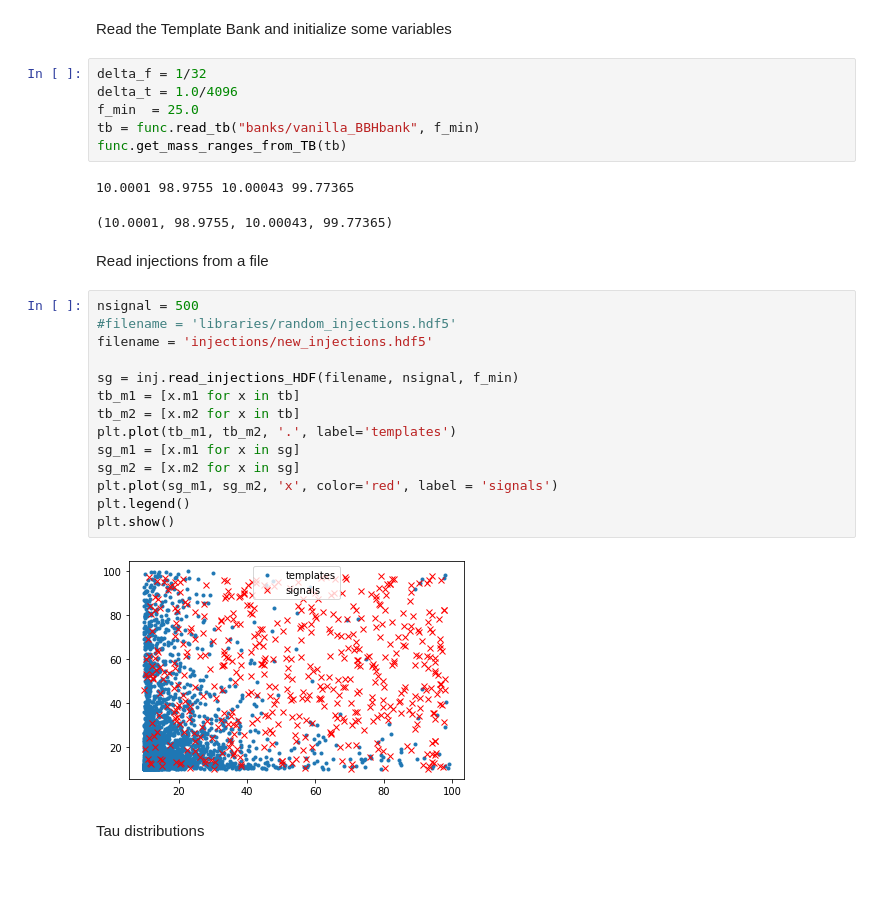
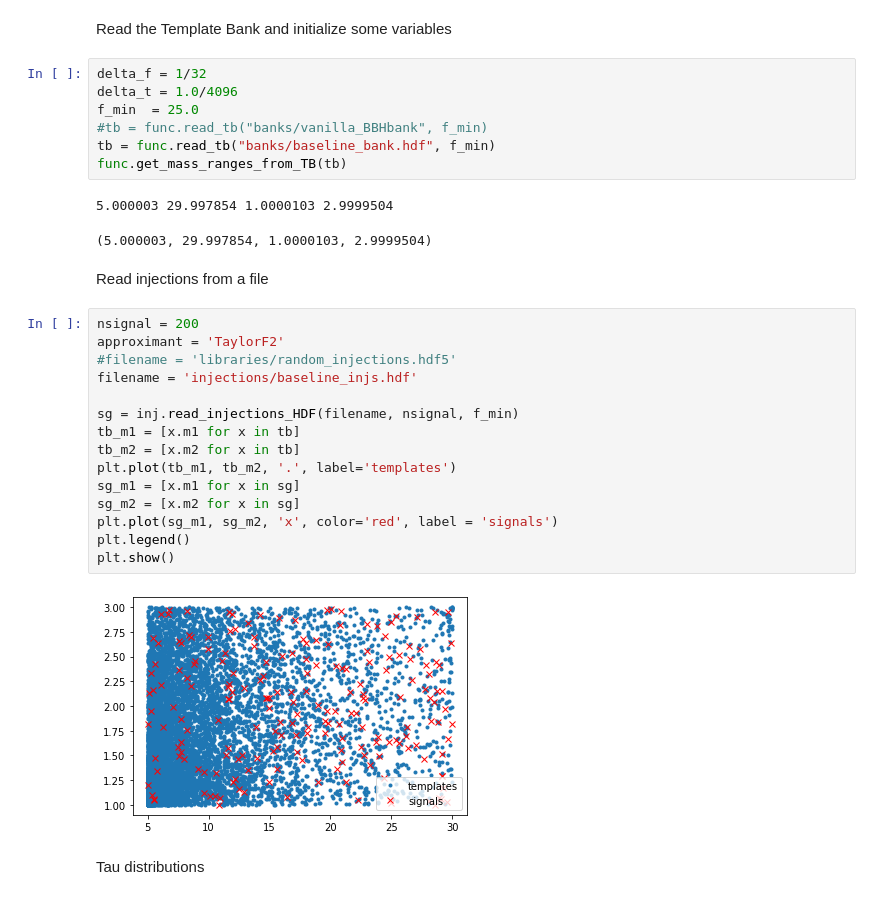
Before and after one commit to rahuldhurkunde/HM_plus_precession, a Jupyter notebook: FF_testing.ipynb, the cells around one changed output. Cells and saved outputs as stored; diff of their text form.

Commit message:
jupyter nb updated for baseline testing

```diff
--- a/FF_testing.ipynb
+++ b/FF_testing.ipynb
@@ -29,29 +29,31 @@ Read the Template Bank and initialize some variables
 delta_f = 1/32
 delta_t = 1.0/4096
 f_min  = 25.0
-tb = func.read_tb("banks/vanilla_BBHbank", f_min)
+#tb = func.read_tb("banks/vanilla_BBHbank", f_min)
+tb = func.read_tb("banks/baseline_bank.hdf", f_min)
 func.get_mass_ranges_from_TB(tb)
 # %% [output]
-10.0001 98.9755 10.00043 99.77365
+5.000003 29.997854 1.0000103 2.9999504
-(10.0001, 98.9755, 10.00043, 99.77365)
+(5.000003, 29.997854, 1.0000103, 2.9999504)
 # %% [markdown]
 Read injections from a file
 # %%
-nsignal = 500
+nsignal = 200
+approximant = 'TaylorF2'
 #filename = 'libraries/random_injections.hdf5'
-filename = 'injections/new_injections.hdf5'
+filename = 'injections/baseline_injs.hdf'
 
 sg = inj.read_injections_HDF(filename, nsignal, f_min)
 tb_m1 = [x.m1 for x in tb]
 tb_m2 = [x.m2 for x in tb]
 plt.plot(tb_m1, tb_m2, '.', label='templates')
 sg_m1 = [x.m1 for x in sg]
 sg_m2 = [x.m2 for x in sg]
 plt.plot(sg_m1, sg_m2, 'x', color='red', label = 'signals')
 plt.legend()
 plt.show()
 # %% [output]
-[figure, old version]
+[figure, new version]
 # %% [markdown]
 Tau distributions
 # %%
```
Also changed, not shown: parts of 6 cells of this notebook.
